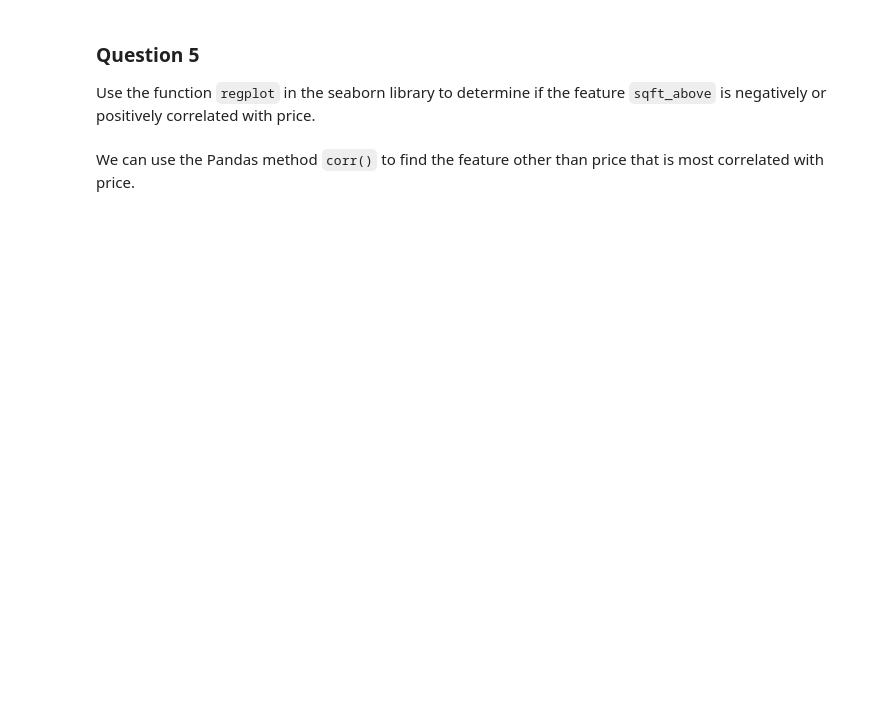
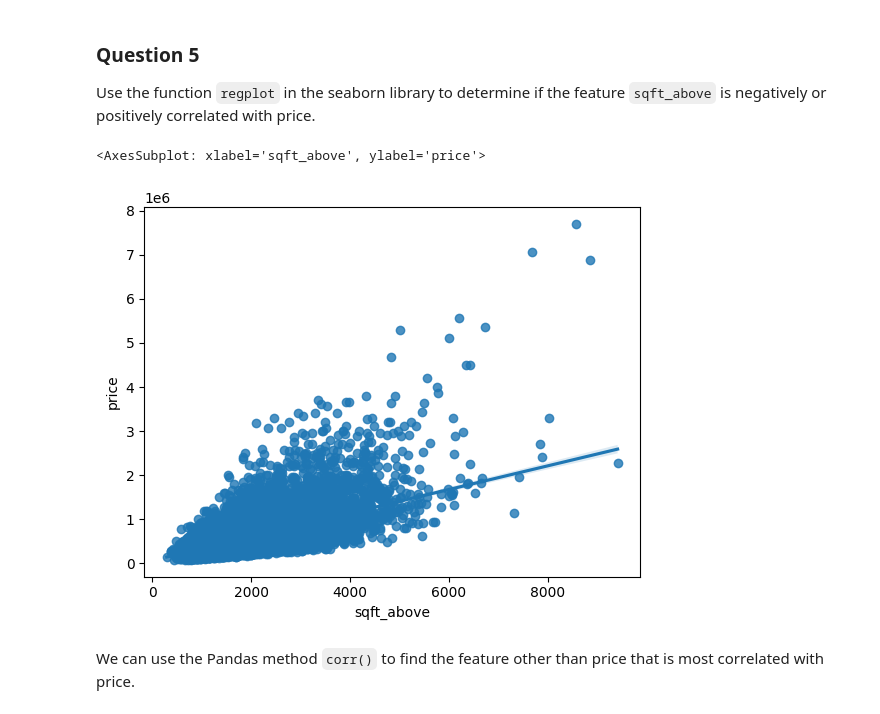
Before and after one commit to anwarrahim/IBM_Data_Science, a Jupyter notebook: Course_7/House Sales in King County, USA Project/House_Sales_in_King_Count_USA.ipynb, the cells around one changed output. Saved outputs shown, nothing was run; the diff lists cells and outputs as text; code cells hidden in the pictures; blank space fills up the shorter version.

```diff
--- a/Course_7/House Sales in King County, USA Project/House_Sales_in_King_Count_USA.ipynb
+++ b/Course_7/House Sales in King County, USA Project/House_Sales_in_King_Count_USA.ipynb
@@ -97,6 +180,11 @@ Use the function <code>boxplot</code> in the seaborn library  to  determine whet
 ### Question 5
 
 Use the function <code>regplot</code>  in the seaborn library  to  determine if the feature <code>sqft_above</code> is negatively or positively correlated with price.
+# %%
+sns.regplot(data=df, x='sqft_above', y='price')
+# %% [output]
+<AxesSubplot: xlabel='sqft_above', ylabel='price'>
+[figure, added]
 # %% [markdown]
 We can use the Pandas method <code>corr()</code>  to find the feature other than price that is most correlated with price.
 # %%
```
Also changed, not shown: parts of 23 cells of this notebook, 1 other file.
